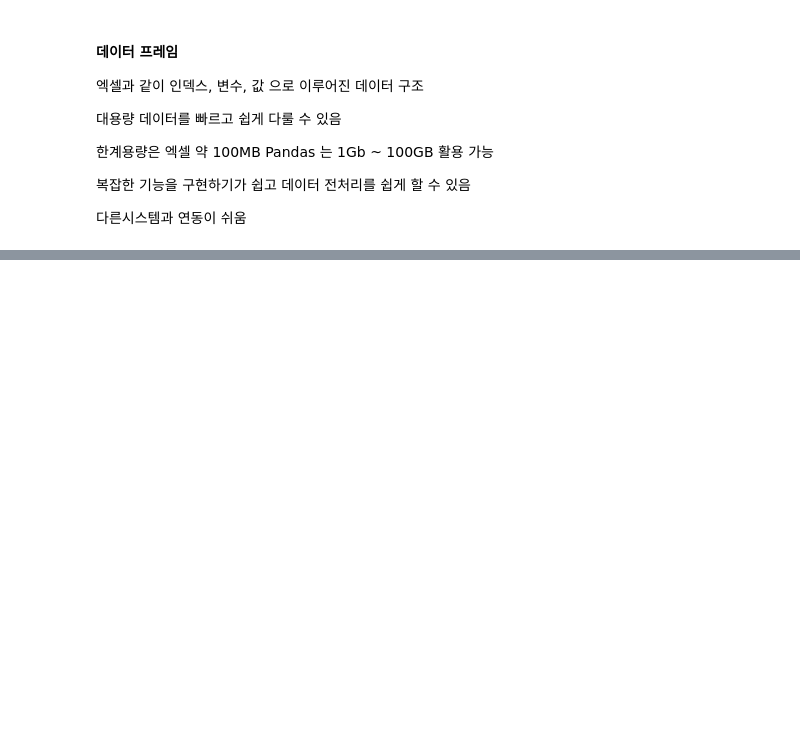
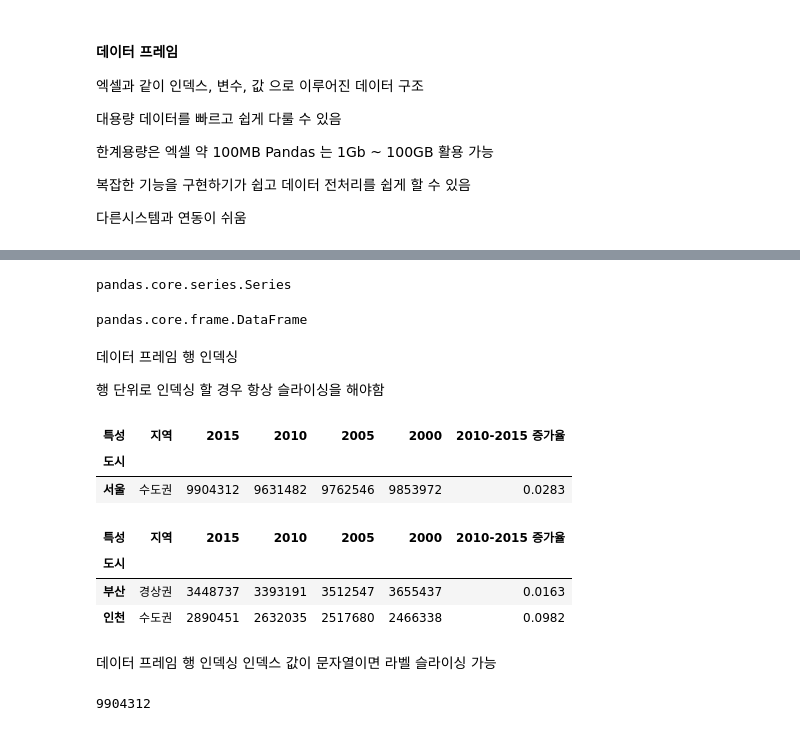
Before and after one commit to GGos3/Numpy, a Jupyter notebook: 2022.06.15/Pandas데이터 프레임.ipynb, the cells around one changed output, grey strips where cells are left out. Drawn from its saved outputs; the diff is of its cells as text; code cells hidden in the pictures; blank space fills up the shorter version.

```diff
--- a/2022.06.15/Pandas데이터 프레임.ipynb
+++ b/2022.06.15/Pandas데이터 프레임.ipynb
@@ -71,0 +273,4 @@ print(df)
+# %%
+type(df["2010"])    # [] 괄호가 한 개 일때 시리즈
+# %% [output]
+pandas.core.series.Series
@@ -71,0 +279,24 @@ print(df)
+# %%
+type(df[["2010"]])  # [[]] 괄호가 두 개일 때는 데이터 프레임
+# %% [output]
+pandas.core.frame.DataFrame
+# %% [markdown]
+데이터 프레임 행 인덱싱
+
+행 단위로 인덱싱 할 경우 항상 슬라이싱을 해야함
+# %%
+df[:1]
+# %% [output]
+| 특성 | 지역 | 2015 | 2010 | 2005 | 2000 | 2010-2015 증가율 |
+| 도시 |  |  |  |  |  |  |
+| 서울 | 수도권 | 9904312 | 9631482 | 9762546 | 9853972 | 0.0283 |
+# %%
+df[1:3]
+# %% [output]
+| 특성 | 지역 | 2015 | 2010 | 2005 | 2000 | 2010-2015 증가율 |
+| 도시 |  |  |  |  |  |  |
+| 부산 | 경상권 | 3448737 | 3393191 | 3512547 | 3655437 | 0.0163 |
+| 인천 | 수도권 | 2890451 | 2632035 | 2517680 | 2466338 | 0.0982 |
+# %% [markdown]
+데이터 프레임 행 인덱싱
+인덱스 값이 문자열이면 라벨 슬라이싱 가능
@@ -71,0 +305,7 @@ print(df)
+# %%
+df["2015"]["서울"]
+
+# 열로 인덱싱하면 시리즈를 반환
+# 시리즈에서 다시 행 라벨로 인덱싱
+# %% [output]
+9904312
```
Also changed, not shown: parts of 21 cells of this notebook, 1 other file.
